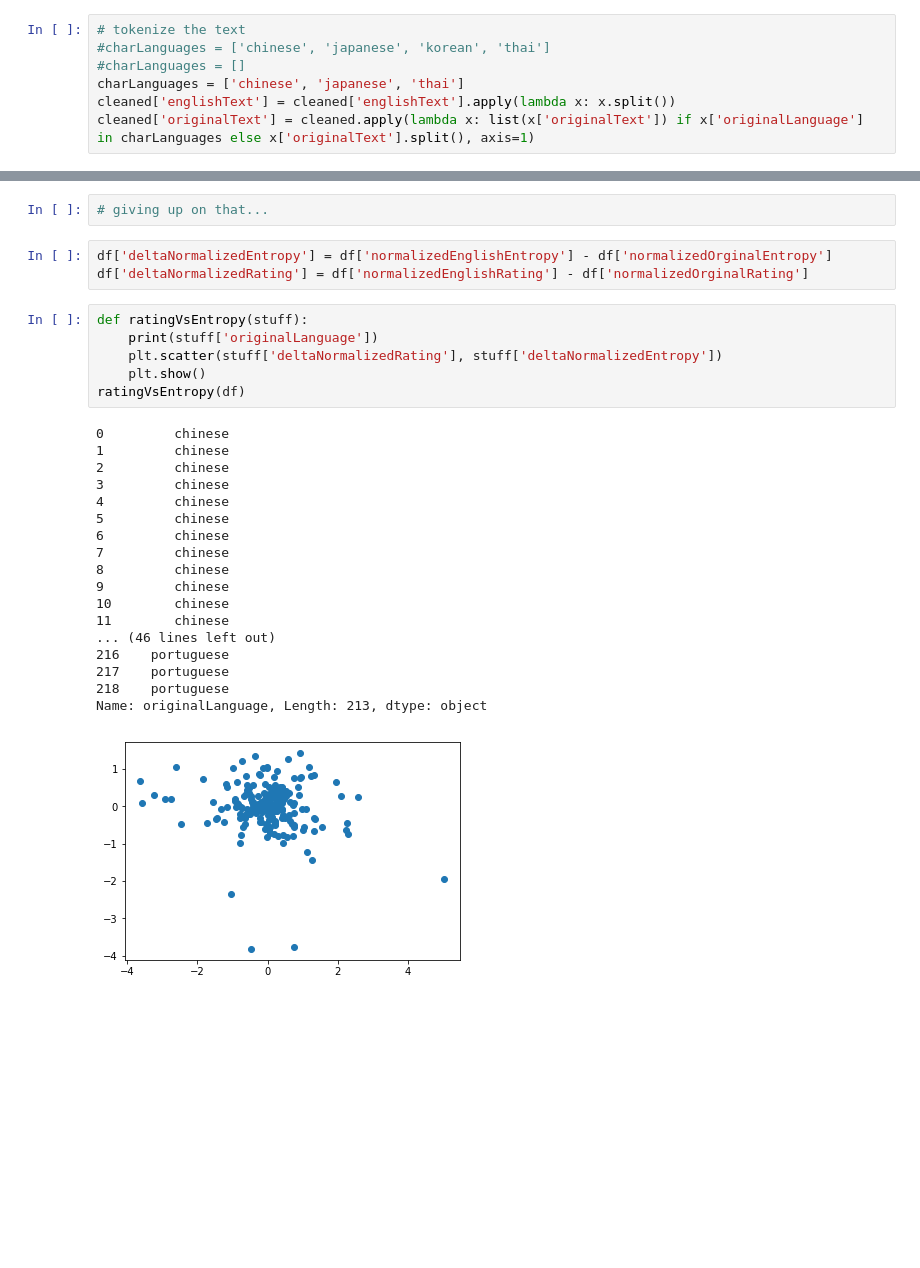
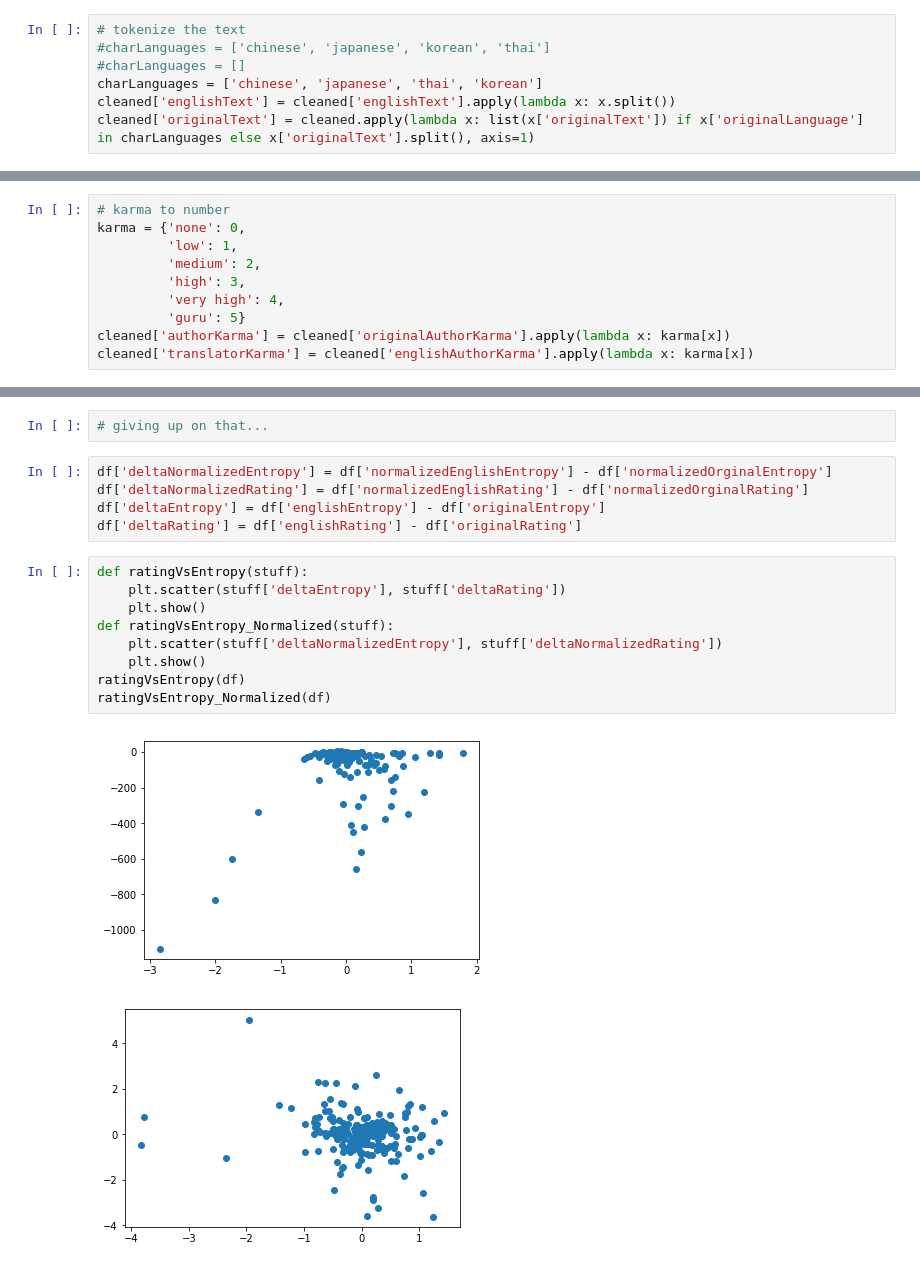
Before and after one commit to Aklaran/hack_scp, a Jupyter notebook: Matt Analysis.ipynb, the cells around one changed output, grey strips where cells are left out. Saved outputs shown, nothing was run; the diff lists cells and outputs as text; blank space fills up the shorter version.

Commit message:
more graph stuff

```diff
--- a/Matt Analysis.ipynb
+++ b/Matt Analysis.ipynb
@@ -56,13 +56,23 @@ for column in ratingColumns:
 # tokenize the text
 #charLanguages = ['chinese', 'japanese', 'korean', 'thai']
 #charLanguages = []
-charLanguages = ['chinese', 'japanese', 'thai']
+charLanguages = ['chinese', 'japanese', 'thai', 'korean']
 cleaned['englishText'] = cleaned['englishText'].apply(lambda x: x.split())
 cleaned['originalText'] = cleaned.apply(lambda x: list(x['originalText']) if x['originalLanguage'] in charLanguages else x['originalText'].split(), axis=1)
 # %%
 # remove whitespace
 cleaned['originalText'] = cleaned['originalText'].apply(lambda y: list(filter(lambda x: not x.isspace(), y)))
 cleaned['englishText'] = cleaned['englishText'].apply(lambda y: list(filter(lambda x: not x.isspace(), y)))
+# %%
+# karma to number
+karma = {'none': 0,
+         'low': 1,
+         'medium': 2,
+         'high': 3,
+         'very high': 4,
+         'guru': 5}
+cleaned['authorKarma'] = cleaned['originalAuthorKarma'].apply(lambda x: karma[x])
+cleaned['translatorKarma'] = cleaned['englishAuthorKarma'].apply(lambda x: karma[x])
 # %%
 cleaned.head()
 # %% [output]
@@ -159,29 +169,18 @@ nan
 # %%
 df['deltaNormalizedEntropy'] = df['normalizedEnglishEntropy'] - df['normalizedOrginalEntropy']
 df['deltaNormalizedRating'] = df['normalizedEnglishRating'] - df['normalizedOrginalRating']
+df['deltaEntropy'] = df['englishEntropy'] - df['originalEntropy']
+df['deltaRating'] = df['englishRating'] - df['originalRating']
 # %%
 def ratingVsEntropy(stuff):
-    print(stuff['originalLanguage'])
-    plt.scatter(stuff['deltaNormalizedRating'], stuff['deltaNormalizedEntropy'])
+    plt.scatter(stuff['deltaEntropy'], stuff['deltaRating'])
+    plt.show()
+def ratingVsEntropy_Normalized(stuff):
+    plt.scatter(stuff['deltaNormalizedEntropy'], stuff['deltaNormalizedRating'])
     plt.show()
 ratingVsEntropy(df)
+ratingVsEntropy_Normalized(df)
 # %% [output]
-0         chinese
-1         chinese
-2         chinese
-3         chinese
-4         chinese
-5         chinese
-6         chinese
-7         chinese
-8         chinese
-9         chinese
-10        chinese
-11        chinese
-... (46 lines left out)
-216    portuguese
-217    portuguese
-218    portuguese
-Name: originalLanguage, Length: 213, dtype: object
-[figure, old version]
+[figure, new version]
+[figure, added]
 # %%
```
Also changed, not shown: parts of 14 cells of this notebook.
